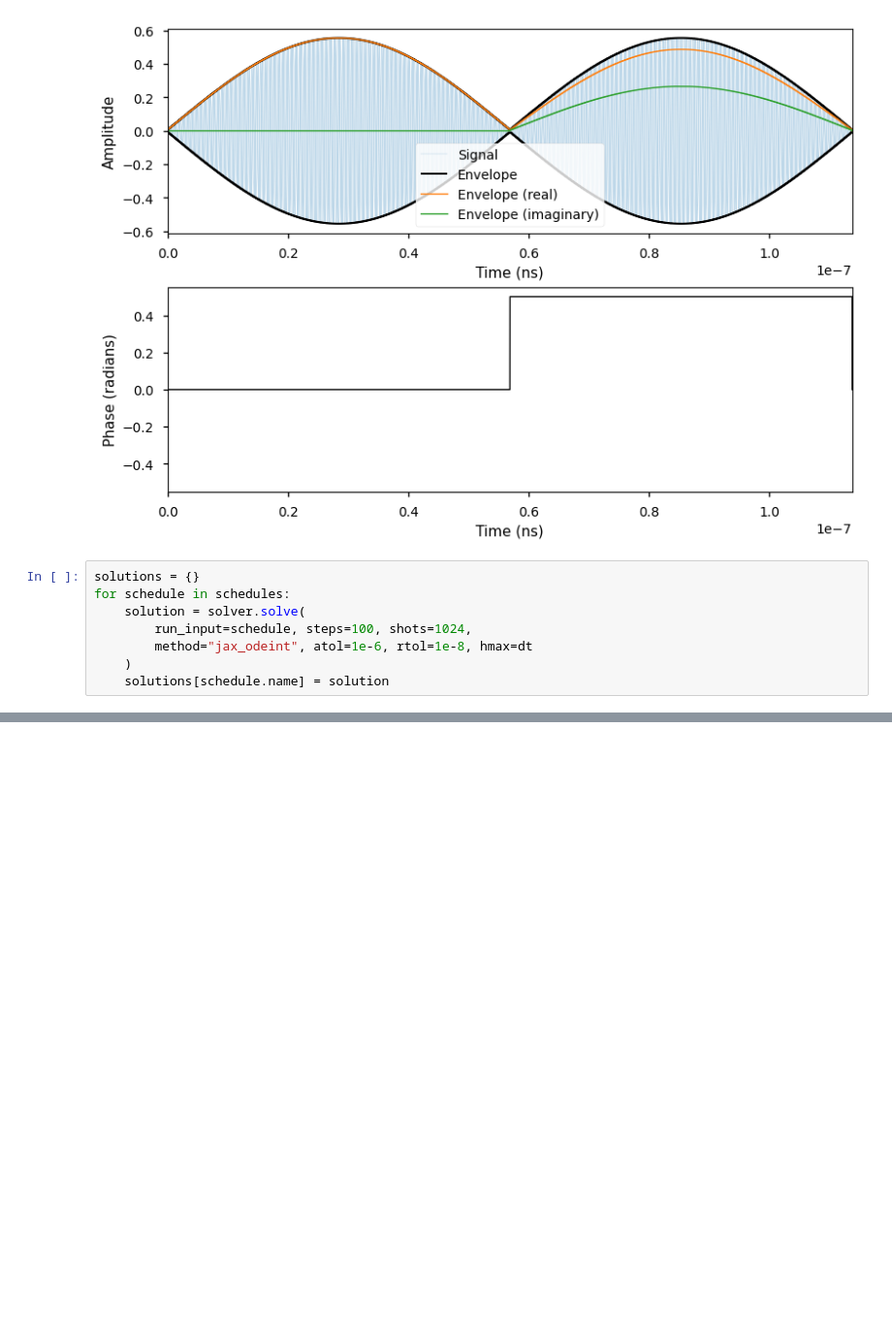
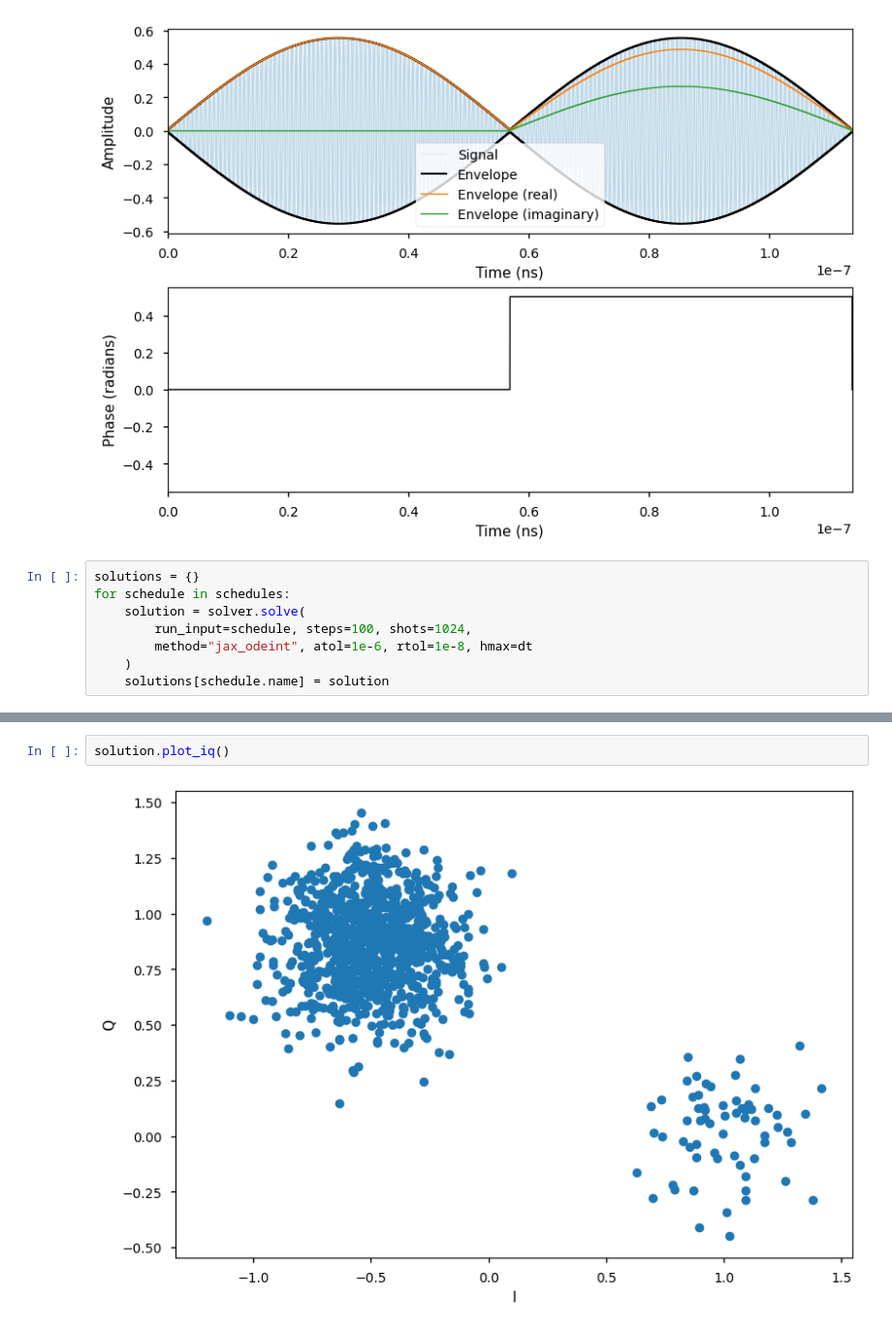
Before and after one commit to sinel/casq, a Jupyter notebook: src/casq/notebooks/playground.ipynb, the cells around one changed output, grey strips where cells are left out. Shown: that part at 97% size. Cells and saved outputs as stored; diff of their text form; blank space fills up the shorter version.

```diff
--- a/src/casq/notebooks/playground.ipynb
+++ b/src/casq/notebooks/playground.ipynb
@@ -127,0 +76,4 @@ ValueError: The truth value of an array with more than one element is ambiguous.
+# %%
+solution.plot_iq()
+# %% [output]
+[figure, added]
```
Also changed, not shown: parts of 9 cells of this notebook, 2 other files.
